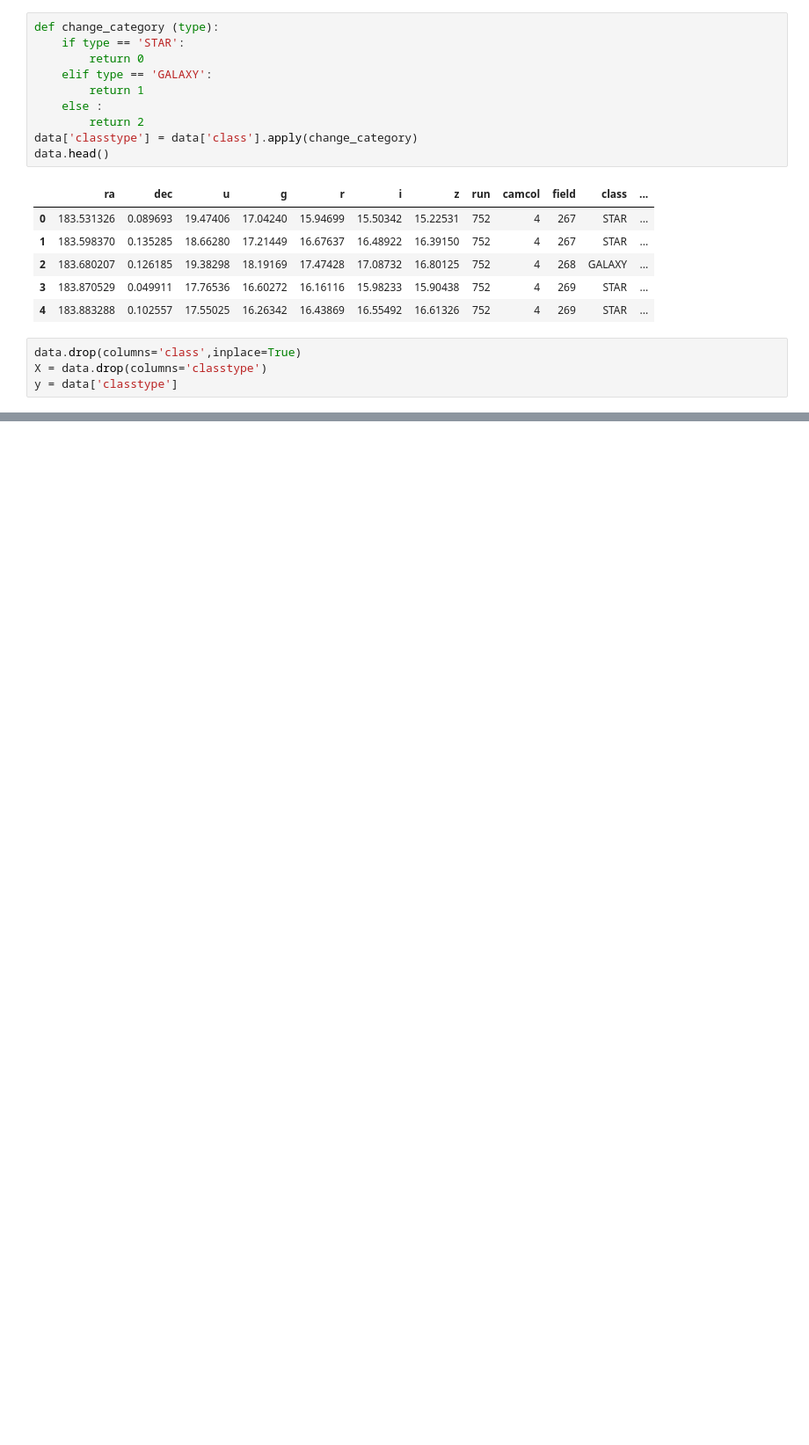
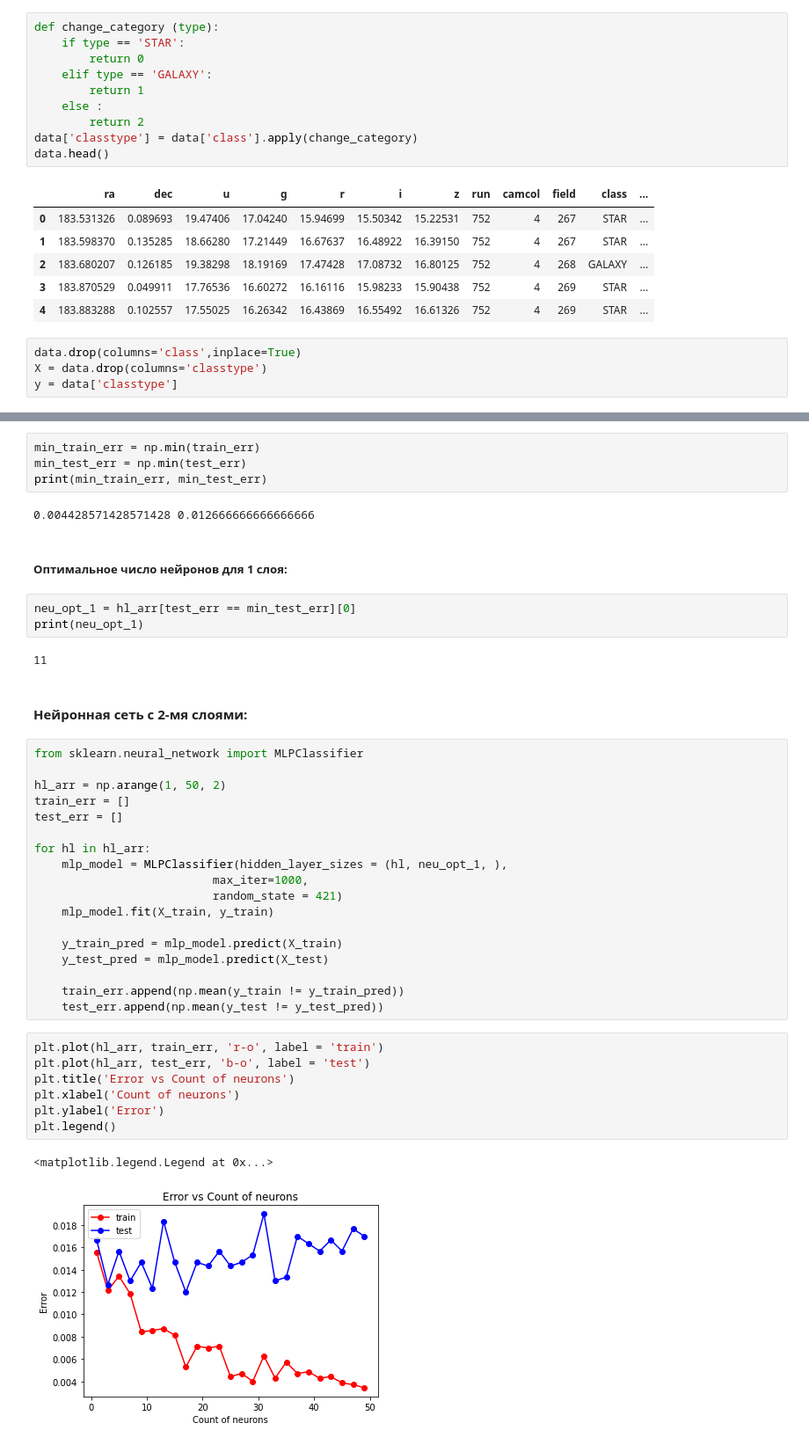
Before and after one commit to VChernenko42/MachineLearning2021, a Jupyter notebook: Classification of Stars, Galaxies and Quasars/SkyClassification.ipynb, the cells around one changed output, grey strips where cells are left out. Shown at 88% size. Saved outputs shown, nothing was run; the diff lists cells and outputs as text; blank space fills up the shorter version.

```diff
--- a/Classification of Stars, Galaxies and Quasars/SkyClassification.ipynb
+++ b/Classification of Stars, Galaxies and Quasars/SkyClassification.ipynb
@@ -241,0 +442,43 @@ print(confusion_matrix(y_test, y_test_predict))
+# %%
+min_train_err = np.min(train_err)
+min_test_err = np.min(test_err)
+print(min_train_err, min_test_err)
+# %% [output]
+0.004428571428571428 0.012666666666666666
+# %% [markdown]
+##### Оптимальное число нейронов для 1 слоя:
+# %%
+neu_opt_1 = hl_arr[test_err == min_test_err][0]
+print(neu_opt_1)
+# %% [output]
+11
+# %% [markdown]
+#### Нейронная сеть с 2-мя слоями:
+# %%
+from sklearn.neural_network import MLPClassifier
+
+hl_arr = np.arange(1, 50, 2)
+train_err = []
+test_err = []
+
+for hl in hl_arr:
+    mlp_model = MLPClassifier(hidden_layer_sizes = (hl, neu_opt_1, ),
+                          max_iter=1000,
+                          random_state = 421)
+    mlp_model.fit(X_train, y_train)
+
+    y_train_pred = mlp_model.predict(X_train)
+    y_test_pred = mlp_model.predict(X_test)
+
+    train_err.append(np.mean(y_train != y_train_pred))
+    test_err.append(np.mean(y_test != y_test_pred))
+# %%
+plt.plot(hl_arr, train_err, 'r-o', label = 'train')
+plt.plot(hl_arr, test_err, 'b-o', label = 'test')
+plt.title('Error vs Count of neurons')
+plt.xlabel('Count of neurons')
+plt.ylabel('Error')
+plt.legend()
+# %% [output]
+<matplotlib.legend.Legend at 0x...>
+[figure, added]
```
Also changed, not shown: parts of 53 cells of this notebook.
